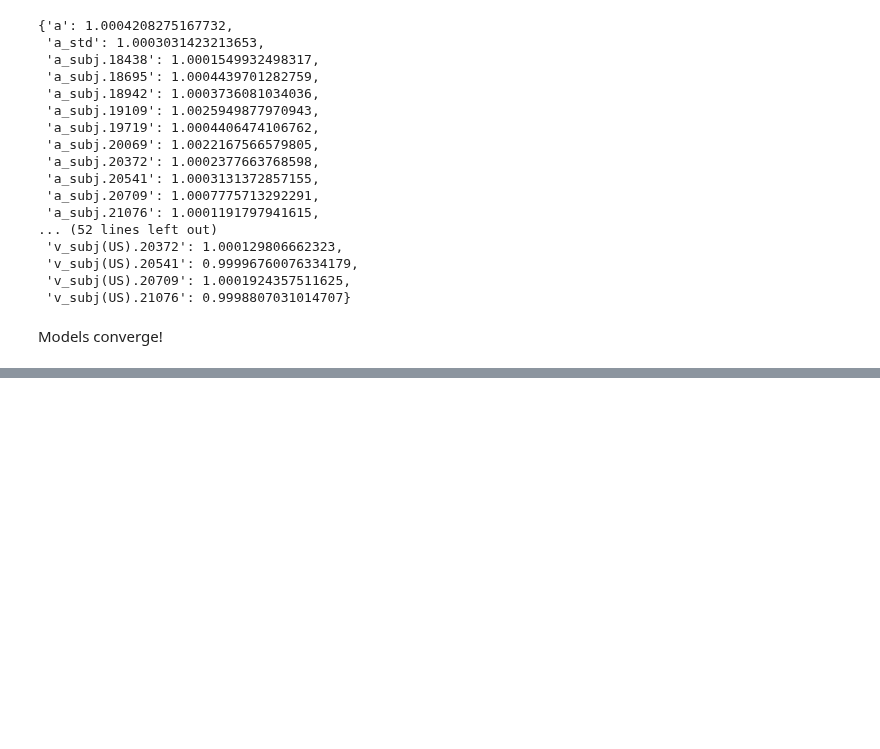
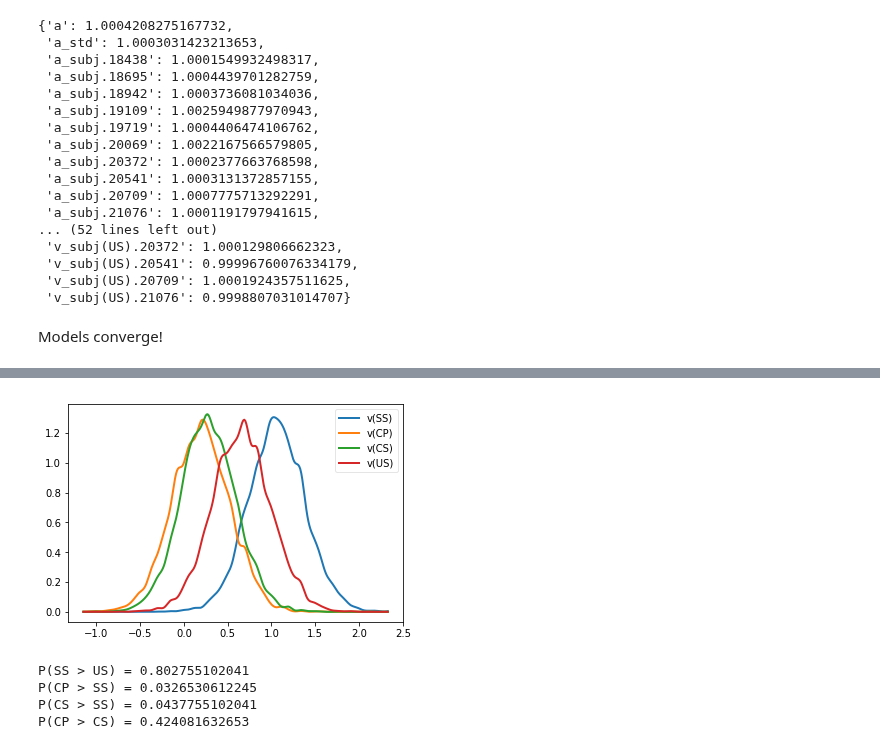
Before and after one commit to CPernet/LanguageDecision, a Jupyter notebook: develop/2017-06-24-ddm-patient-data.ipynb, the cells around one changed output, grey strips where cells are left out. Cells and saved outputs as stored; diff of their text form; code cells hidden in the pictures; blank space fills up the shorter version.

```diff
--- a/develop/2017-06-24-ddm-patient-data.ipynb
+++ b/develop/2017-06-24-ddm-patient-data.ipynb
@@ -156,0 +221,16 @@ Models converge!
+# %%
+v_bSS, v_bCP, v_bCS, v_bUS = model_bias.nodes_db.node[['v(SS)', 'v(CP)', 'v(CS)', 'v(US)']]
+
+hddm.analyze.plot_posterior_nodes([v_bSS, v_bCP, v_bCS, v_bUS])
+# %% [output]
+[figure, added]
+# %%
+print('P(SS > US) = ' + str((v_bSS.trace() > v_bUS.trace()).mean()))
+print('P(CP > SS) = ' + str((v_bCP.trace() > v_bSS.trace()).mean()))
+print('P(CS > SS) = ' + str((v_bCS.trace() > v_bSS.trace()).mean()))
+print('P(CP > CS) = ' + str((v_bCP.trace() > v_bCS.trace()).mean()))
+# %% [output]
+P(SS > US) = 0.802755102041
+P(CP > SS) = 0.0326530612245
+P(CS > SS) = 0.0437755102041
+P(CP > CS) = 0.424081632653
```
Also changed, not shown: parts of 9 cells of this notebook, 1 other file.
